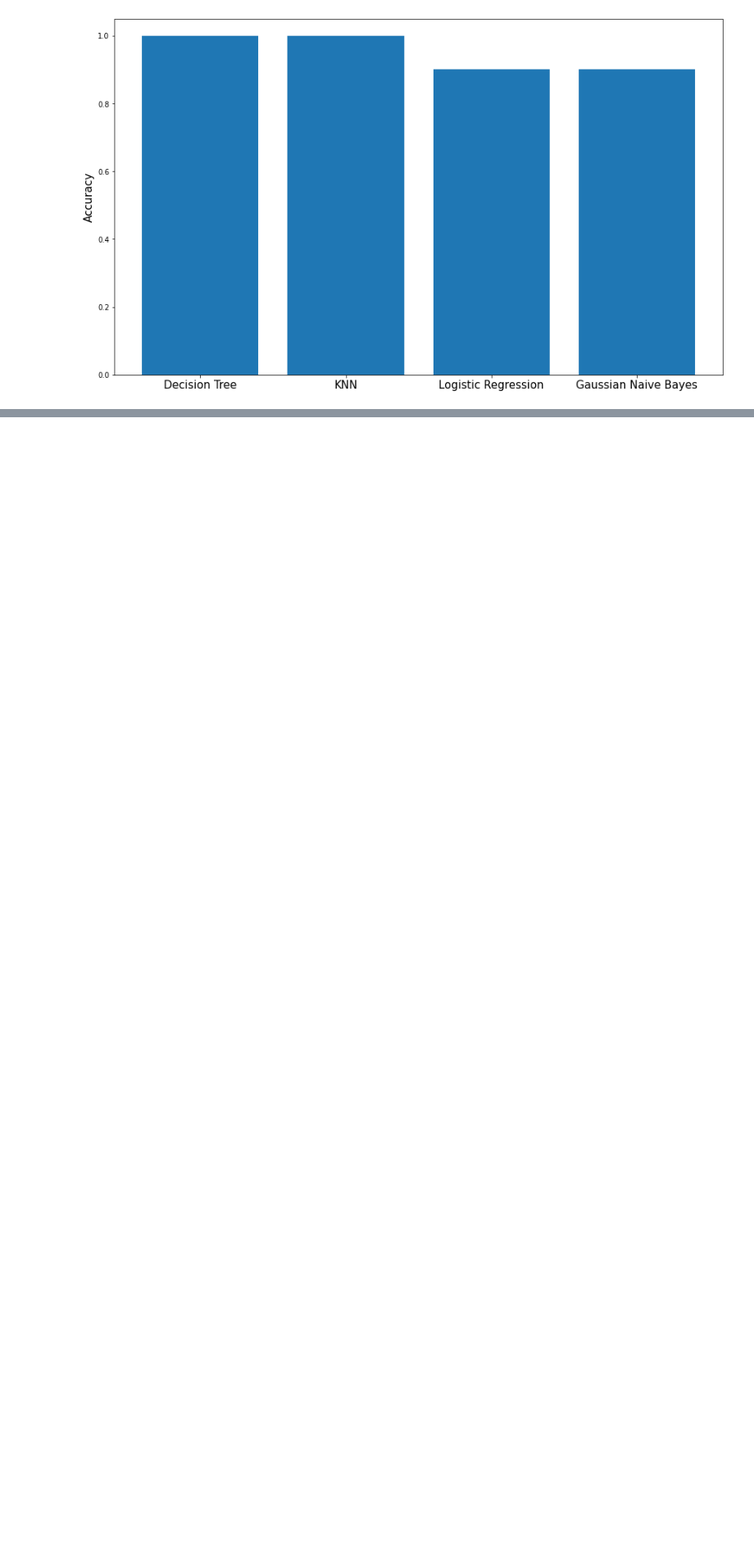
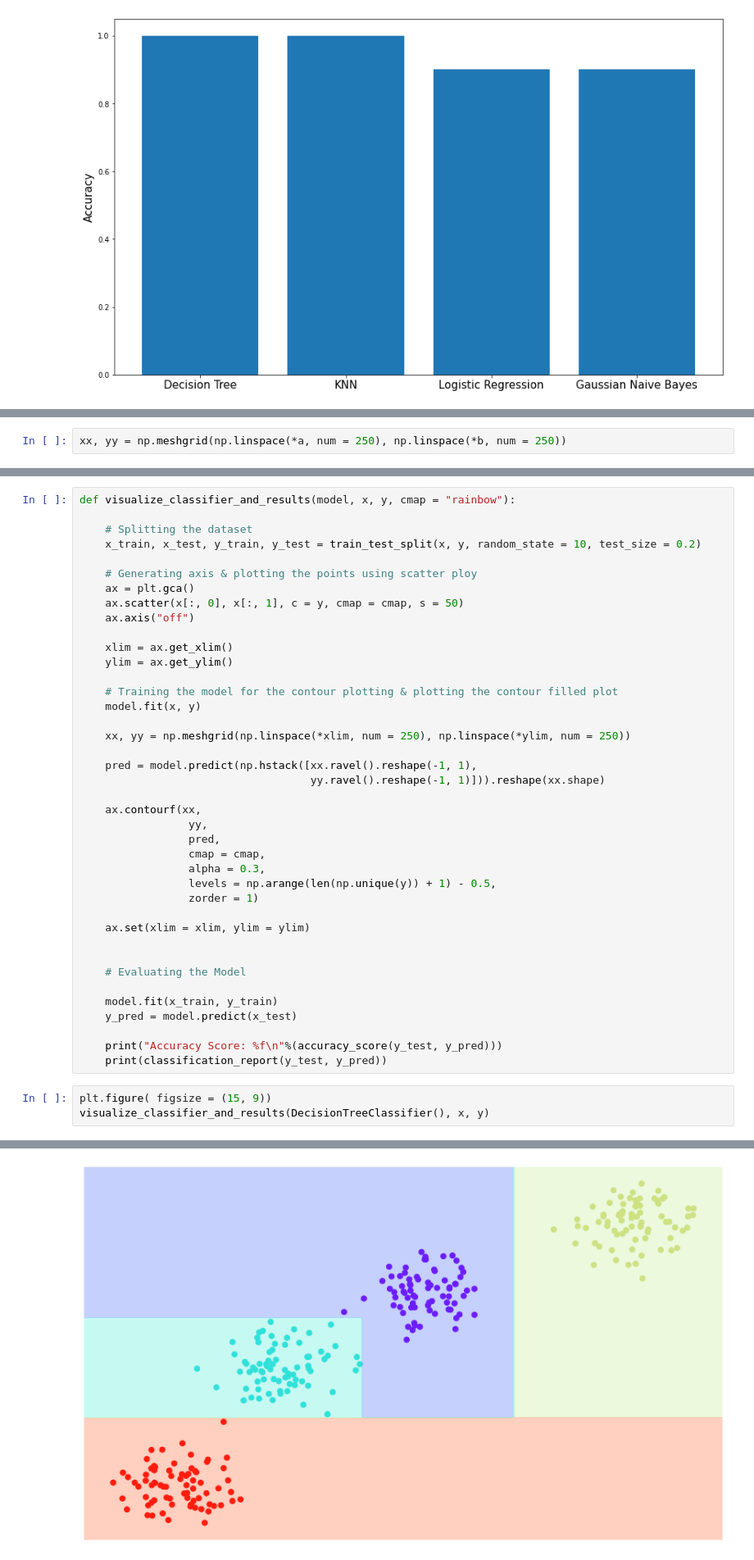
Before and after one commit to HarshitDawar55/JECRC-Training, a Jupyter notebook: JECRC LABS.ipynb, the cells around one changed output, grey strips where cells are left out. Shown at 82% size. Saved outputs shown, nothing was run; the diff lists cells and outputs as text; blank space fills up the shorter version.

```diff
--- a/JECRC LABS.ipynb
+++ b/JECRC LABS.ipynb
@@ -1599,0 +1625,2 @@ plt.show()
+# %%
+xx, yy = np.meshgrid(np.linspace(*a, num = 250), np.linspace(*b, num = 250))
@@ -1599,0 +1631,44 @@ plt.show()
+# %%
+def visualize_classifier_and_results(model, x, y, cmap = "rainbow"):
+
+    # Splitting the dataset
+    x_train, x_test, y_train, y_test = train_test_split(x, y, random_state = 10, test_size = 0.2)
+
+    # Generating axis & plotting the points using scatter ploy
+    ax = plt.gca()
+    ax.scatter(x[:, 0], x[:, 1], c = y, cmap = cmap, s = 50)
+    ax.axis("off")
+
+    xlim = ax.get_xlim()
+    ylim = ax.get_ylim()
+
+    # Training the model for the contour plotting & plotting the contour filled plot
+    model.fit(x, y)
+
+    xx, yy = np.meshgrid(np.linspace(*xlim, num = 250), np.linspace(*ylim, num = 250))
+
+    pred = model.predict(np.hstack([xx.ravel().reshape(-1, 1),
+                                    yy.ravel().reshape(-1, 1)])).reshape(xx.shape)
+
+    ax.contourf(xx,
+                 yy,
+                 pred,
+                 cmap = cmap,
+                 alpha = 0.3,
+                 levels = np.arange(len(np.unique(y)) + 1) - 0.5,
+                 zorder = 1)
+
+    ax.set(xlim = xlim, ylim = ylim)
+
+
+    # Evaluating the Model
+
+    model.fit(x_train, y_train)
+    y_pred = model.predict(x_test)
+
+    print("Accuracy Score: %f\n"%(accuracy_score(y_test, y_pred)))
+    print(classification_report(y_test, y_pred))
+# %%
+plt.figure( figsize = (15, 9))
+visualize_classifier_and_results(DecisionTreeClassifier(), x, y)
+# %% [output]
@@ -1599,0 +1687 @@ plt.show()
+[figure, added]
```
Also changed, not shown: parts of 27 cells of this notebook.
